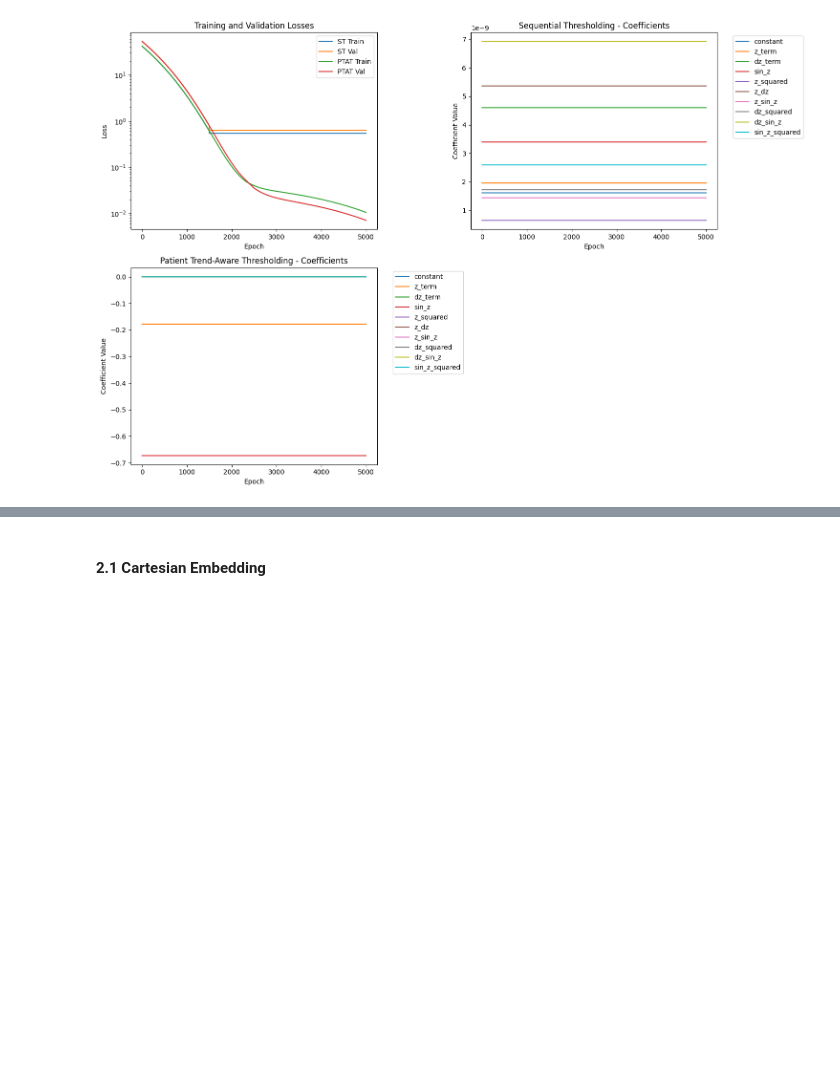
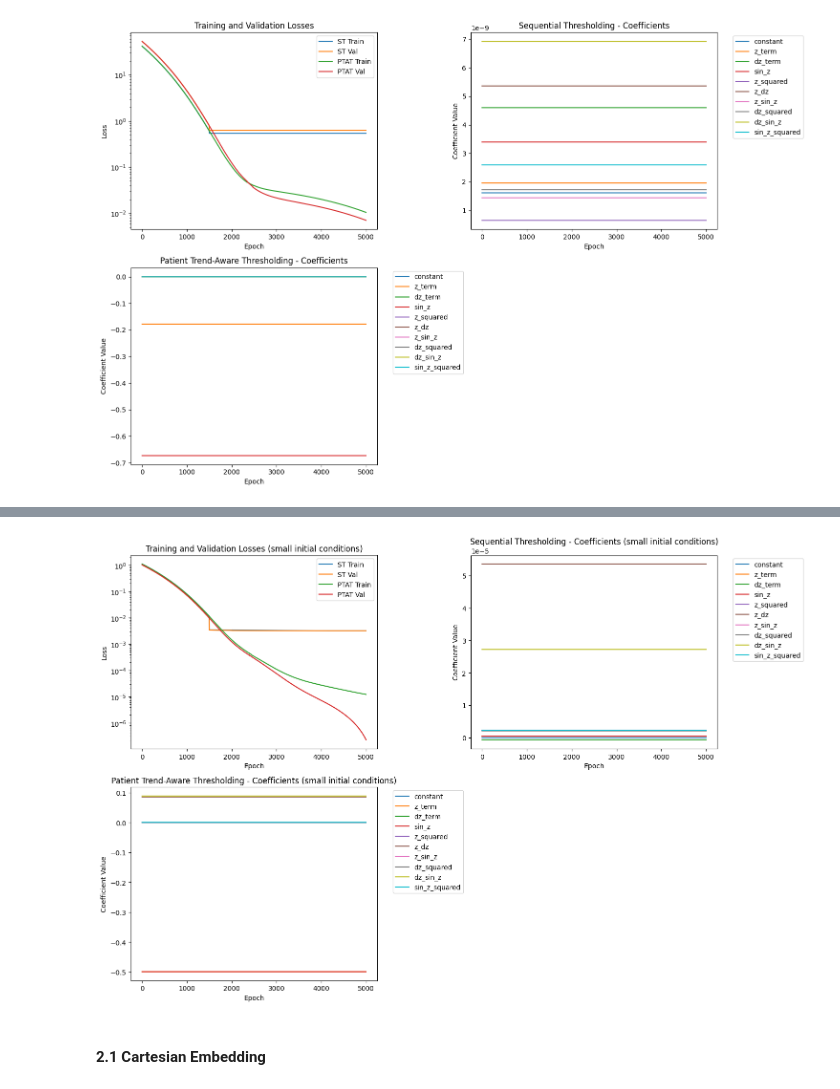
Before and after one commit to sandrinjoy/gnns-ws-24, a Jupyter notebook: ex06/sindy.ipynb, the cells around one changed output, grey strips where cells are left out. Saved outputs shown, nothing was run; the diff lists cells and outputs as text; code cells hidden in the pictures; blank space fills up the shorter version.

```diff
--- a/ex06/sindy.ipynb
+++ b/ex06/sindy.ipynb
@@ -576,0 +579,85 @@ sin_z_squared     0.000000        0.000000
+# %%
+# Create training data with small initial conditions
+z_data_small, dz_data_small, ddz_data_small = create_pendulum_data(
+    z0_min=-0.1, z0_max=0.1,
+    dz0_min=-0.1, dz0_max=0.1,
+    coefficients=coefficients,
+    terms=terms,
+    T=50, dt=0.02,
+    N=100,
+    rejection=False
+)
+
+# Split data into train and validation sets
+train_idx = int(0.8 * len(z_data_small))
+z_train_small, z_val_small = z_data_small[:train_idx], z_data_small[train_idx:]
+dz_train_small, dz_val_small = dz_data_small[:train_idx], dz_data_small[train_idx:]
+ddz_train_small, ddz_val_small = ddz_data_small[:train_idx], ddz_data_small[train_idx:]
+
+# Create two identical models for comparison
+model_st_small = SINDyTorch(terms)
+model_ptat_small = SINDyTorch(terms)
+
+# Train with Sequential Thresholding
+print("Training with Sequential Thresholding (small initial conditions)...")
+st_results_small = train_sindy(
+    model_st_small, z_train_small, dz_train_small, ddz_train_small, z_val_small, dz_val_small, ddz_val_small,
+    num_epochs=5000,
+    thresholding="sequential",
+    threshold_a=0.1,
+    threshold_interval=500
+)
+
+# Train with Patient Trend-Aware Thresholding
+print("\nTraining with Patient Trend-Aware Thresholding (small initial conditions)...")
+ptat_results_small = train_sindy(
+    model_ptat_small, z_train_small, dz_train_small, ddz_train_small, z_val_small, dz_val_small, ddz_val_small,
+    num_epochs=5000,
+    thresholding="patient",
+    threshold_a=0.1,
+    threshold_b=0.002,
+    patience=1000
+)
+
+# Plot comparison
+plt.figure(figsize=(15, 10))
+
+# Plot losses
+plt.subplot(2, 2, 1)
+plt.plot(st_results_small[0], label='ST Train')
+plt.plot(st_results_small[1], label='ST Val')
+plt.plot(ptat_results_small[0], label='PTAT Train')
+plt.plot(ptat_results_small[1], label='PTAT Val')
+plt.yscale('log')
+plt.xlabel('Epoch')
+plt.ylabel('Loss')
+plt.legend()
+plt.title('Training and Validation Losses (small initial conditions)')
+plt.legend()
+
+# Plot coefficient evolution for ST
+plt.subplot(2, 2, 2)
+plt.plot(st_results_small[2])
+plt.xlabel('Epoch')
+plt.ylabel('Coefficient Value')
+plt.title('Sequential Thresholding - Coefficients (small initial conditions)')
+plt.legend([term.__name__ for term in terms], bbox_to_anchor=(1.05, 1))
+
+# Plot coefficient evolution for PTAT
+plt.subplot(2, 2, 3)
+plt.plot(ptat_results_small[2])
+plt.xlabel('Epoch')
+plt.ylabel('Coefficient Value')
+plt.title('Patient Trend-Aware Thresholding - Coefficients (small initial conditions)')
+plt.legend([term.__name__ for term in terms], bbox_to_anchor=(1.05, 1))
+
+# Print final coefficients
+print("\nFinal Coefficients (small initial conditions):")
+print("Term\t\tST\t\tPTAT")
+print("-" * 40)
+for i, term in enumerate(terms):
+    print(f"{term.__name__:10s}\t{model_st_small.coefficients[i].item():10.6f}\t{model_ptat_small.coefficients[i].item():10.6f}")
+
+plt.tight_layout()
+plt.show()
+# %% [output]
@@ -577,3 +681,4 @@ sin_z_squared     0.000000        0.000000
+[figure, added]
 # %% [markdown]
 #### 2.1 Cartesian Embedding
 # %%
```
Also changed, not shown: parts of 2 cells of this notebook.
